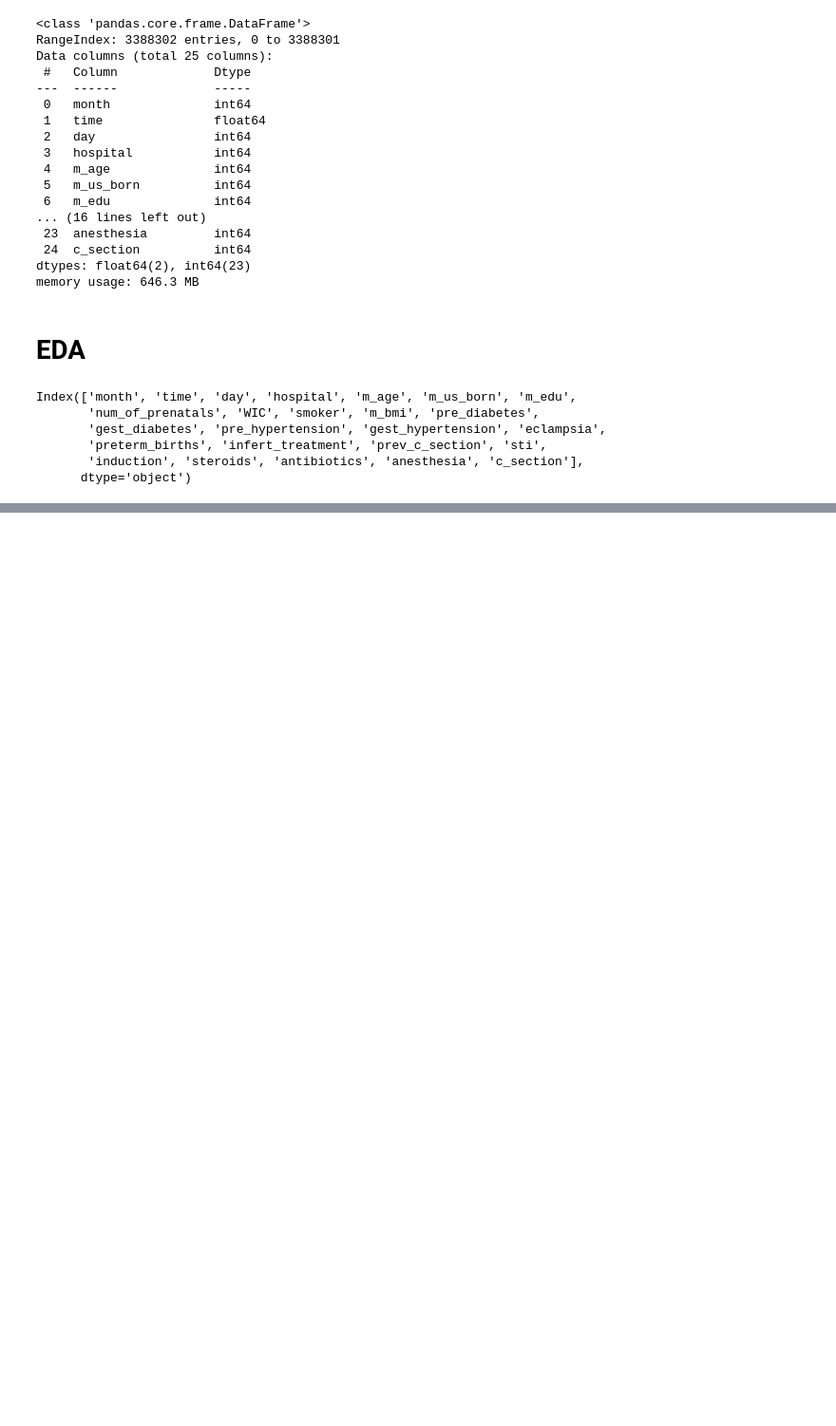
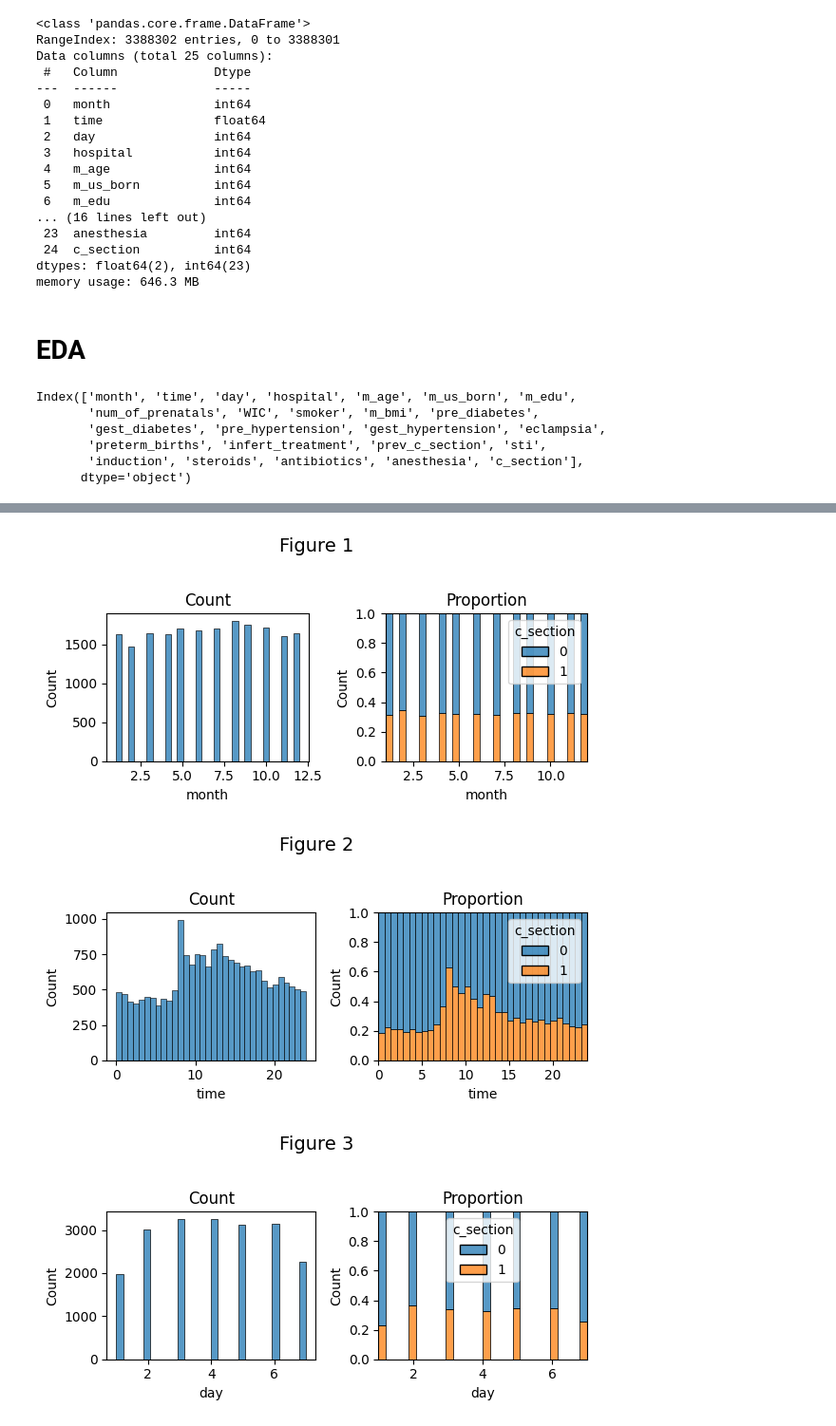
Before and after one commit to austin-maison/cdc-birth-predictor, a Jupyter notebook: notebooks/02-analysis.ipynb, the cells around one changed output, grey strips where cells are left out. Shown at 95% size. Saved outputs shown, nothing was run; the diff lists cells and outputs as text; code cells hidden in the pictures; blank space fills up the shorter version.

```diff
--- a/notebooks/02-analysis.ipynb
+++ b/notebooks/02-analysis.ipynb
@@ -99,0 +85,21 @@ for i,col in enumerate(num_cols):
+# %%
+# Pairs of histograms for each numeric column.
+# The left histogram shows the count for each column.
+# The right histogram shows the proportion of c sections
+# vs vaginal births in each bin.
+for i,col in enumerate(num_cols):
+    fig, axes = plt.subplots(1, 2, figsize=(6,3))
+
+    sns.histplot(df_sample, x=col, ax=axes[0])
+    axes[0].set_title(f'Count')
+
+    sns.histplot(df_sample, x=col, hue='c_section', multiple='fill', ax=axes[1])
+    axes[1].set_title(f'Proportion')
+
+    fig.suptitle(f'Figure {i+1}', fontsize=14)
+    plt.tight_layout(rect=[0, 0, 1, 0.95])  # leave space for suptitle
+    plt.show()
+# %% [output]
+[figure, added]
+[figure, added]
+[figure, added]
```
Also changed, not shown: parts of 7 cells of this notebook.
